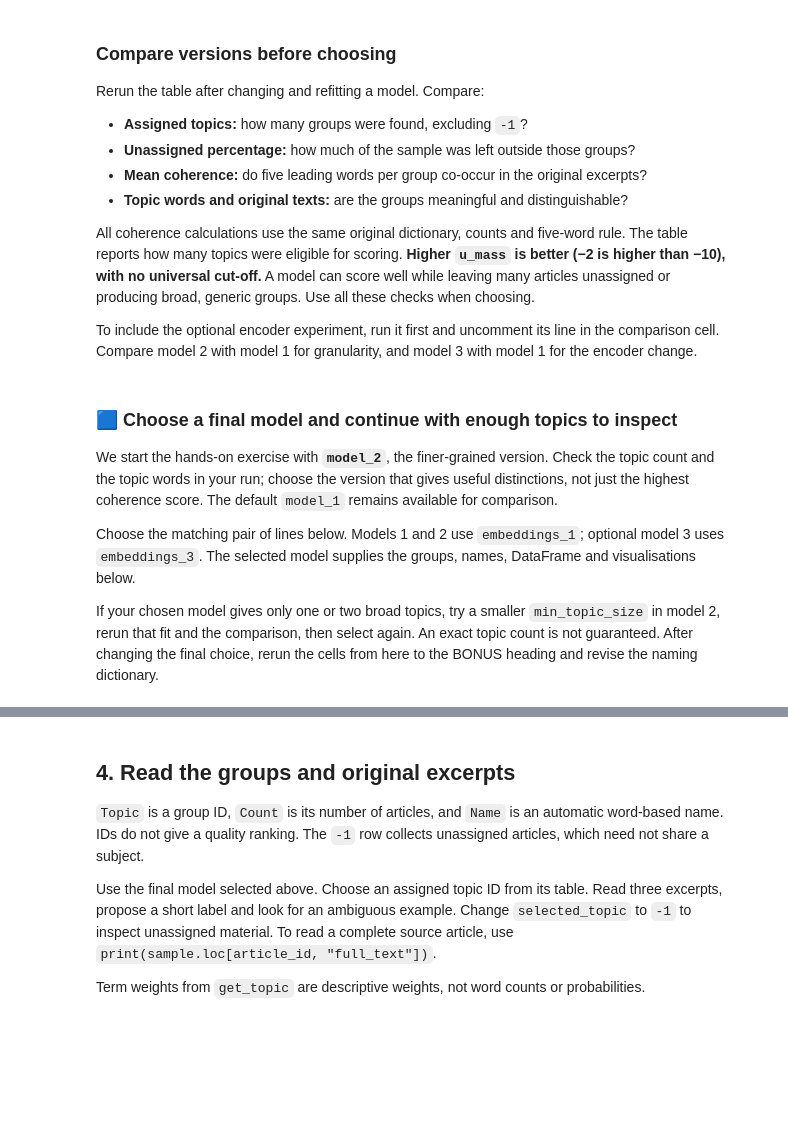
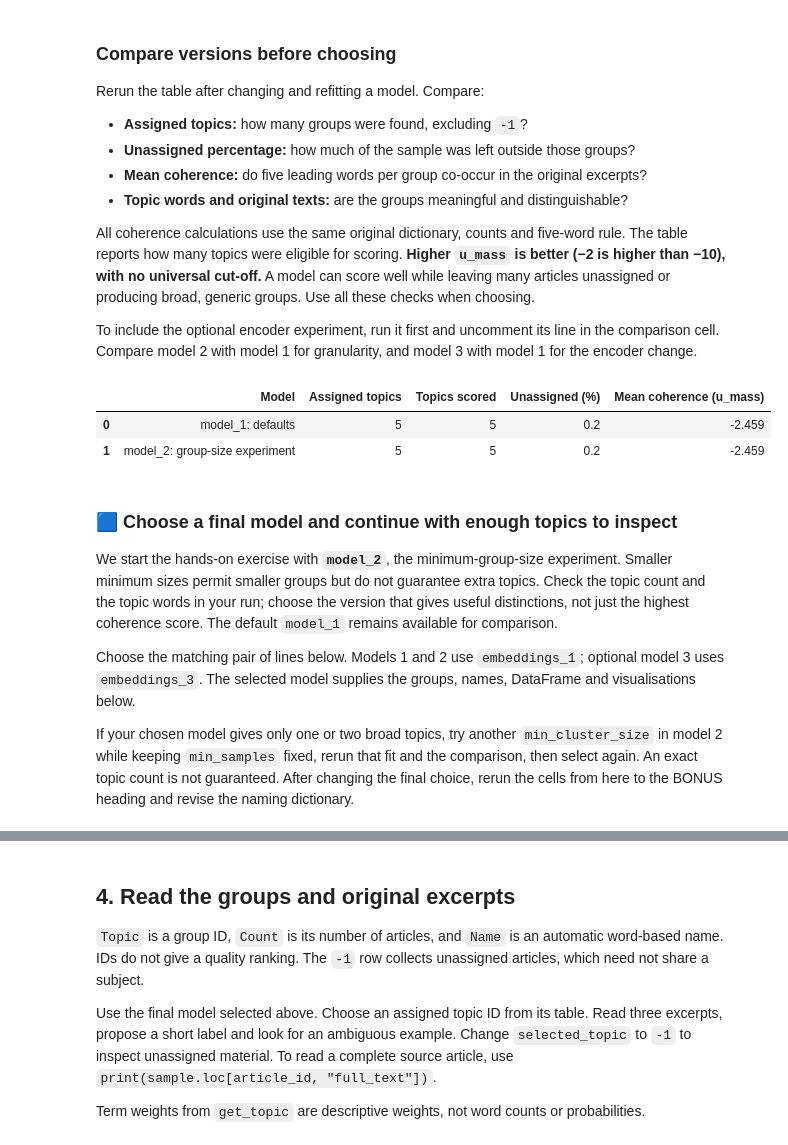
Before and after one commit to uvacw/teaching-bdaca, a Jupyter notebook: 6ec-course/week05/exercises/BERTopic_demo.ipynb, the cells around one changed output, grey strips where cells are left out. Saved outputs shown, nothing was run; the diff lists cells and outputs as text; code cells hidden in the pictures; blank space fills up the shorter version.

```diff
--- a/6ec-course/week05/exercises/BERTopic_demo.ipynb
+++ b/6ec-course/week05/exercises/BERTopic_demo.ipynb
@@ -273,41 +334,45 @@ for words in tokens:
 comparison_rows = []
 for name, fitted_model in [
     ("model_1: defaults", model_1),
-    ("model_2: finer groups", model_2),
+    ("model_2: group-size experiment", model_2),
     # ("model_3: different encoder", model_3),  # Uncomment after the optional fit.
 ]:
     word_lists = []
     assigned_topics = 0
     for topic_id in fitted_model.get_topics():
         if topic_id != -1:
             assigned_topics += 1
             words = [word for word, weight in fitted_model.get_topic(topic_id)[:5]]
             if len(words) == 5 and all(word in dictionary.token2id for word in words):
                 word_lists.append(words)
 
     score = float("nan")  # No score if no group has five eligible words.
     if word_lists:
         score = CoherenceModel(
             topics=word_lists, corpus=corpus, dictionary=dictionary,
             coherence="u_mass",
         ).get_coherence()
 
     comparison_rows.append({
         "Model": name,
         "Assigned topics": assigned_topics,
         "Topics scored": len(word_lists),
         "Unassigned (%)": 100 * fitted_model.topics_.count(-1) / len(docs),
         "Mean coherence (u_mass)": score,
     })
 
 model_comparison = pd.DataFrame(comparison_rows)
 model_comparison.round(3)
+# %% [output]
+|  | Model | Assigned topics | Topics scored | Unassigned (%) | Mean coherence (u_mass) |
+| 0 | model_1: defaults | 5 | 5 | 0.2 | -2.459 |
+| 1 | model_2: group-size experiment | 5 | 5 | 0.2 | -2.459 |
 # %% [markdown]
 ### 🟦 Choose a final model and continue with enough topics to inspect
 
-We start the hands-on exercise with **`model_2`**, the finer-grained version. Check the topic count and the topic words in your run; choose the version that gives useful distinctions, not just the highest coherence score. The default `model_1` remains available for comparison.
+We start the hands-on exercise with **`model_2`**, the minimum-group-size experiment. Smaller minimum sizes permit smaller groups but do not guarantee extra topics. Check the topic count and the topic words in your run; choose the version that gives useful distinctions, not just the highest coherence score. The default `model_1` remains available for comparison.
 
 Choose the matching pair of lines below. Models 1 and 2 use `embeddings_1`; optional model 3 uses `embeddings_3`. The selected model supplies the groups, names, DataFrame and visualisations below.
 
-If your chosen model gives only one or two broad topics, try a smaller `min_topic_size` in model 2, rerun that fit and the comparison, then select again. An exact topic count is not guaranteed. After changing the final choice, rerun the cells from here to the BONUS heading and revise the naming dictionary.
+If your chosen model gives only one or two broad topics, try another `min_cluster_size` in model 2 while keeping `min_samples` fixed, rerun that fit and the comparison, then select again. An exact topic count is not guaranteed. After changing the final choice, rerun the cells from here to the BONUS heading and revise the naming dictionary.
 # %%
```
Also changed, not shown: parts of 37 cells of this notebook.
